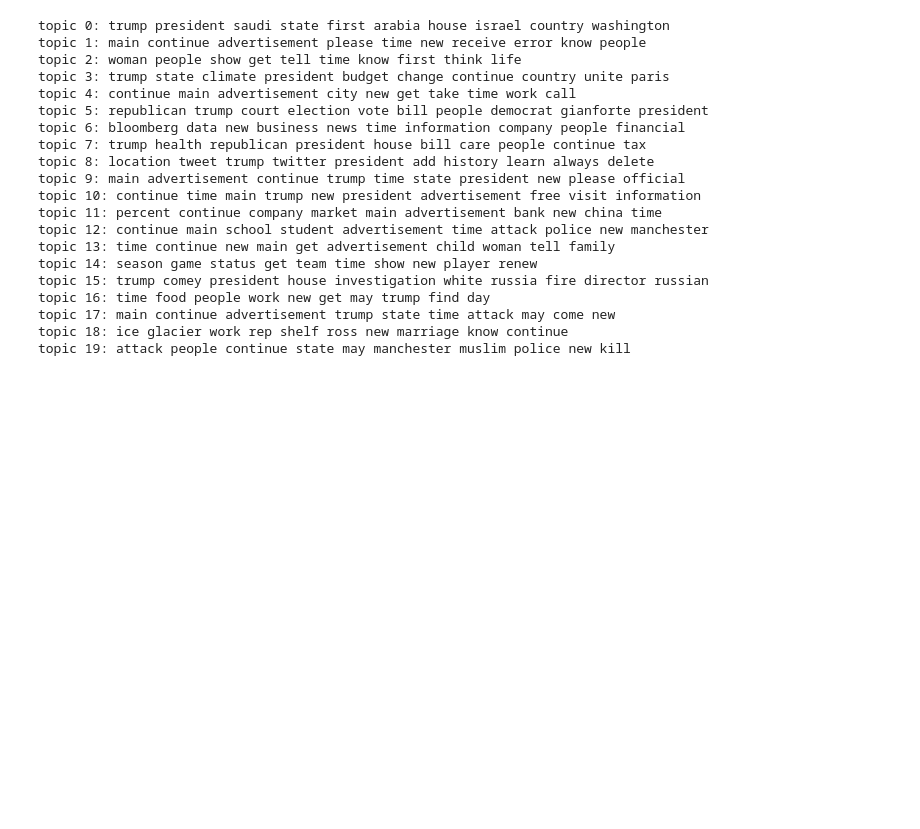
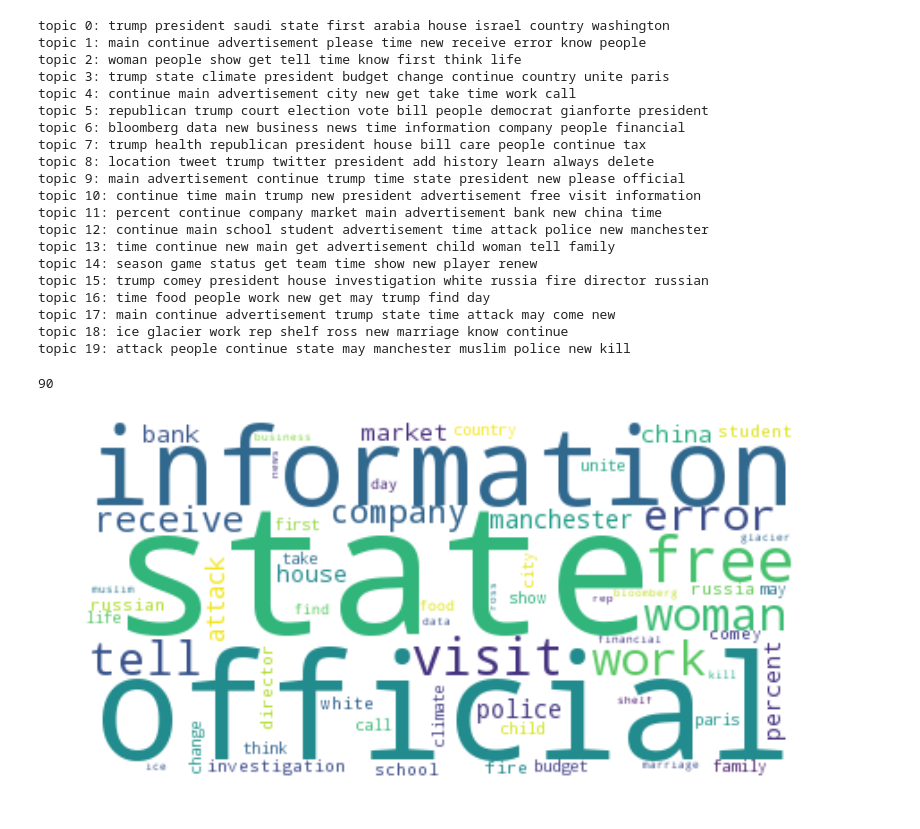
Before and after one commit to huangy22/NewsRecommender, a Jupyter notebook: 3_topics_extraction_with_lda.ipynb, the cells around one changed output. Cells and saved outputs as stored; diff of their text form; code cells hidden in the pictures; blank space fills up the shorter version.

```diff
--- a/3_topics_extraction_with_lda.ipynb
+++ b/3_topics_extraction_with_lda.ipynb
@@ -319,6 +282,7 @@ with sns.axes_style("darkgrid"):
 # %%
 num_topics = 20
 lda_model = models.ldamodel.LdaModel.load('./data/ldamodels_bow_'+str(num_topics)+'.lda')
+doc_dict = pickle.load(open('./data/pub_ldamodels_bow_dictionary.pkl','rb'))
 # %%
 lda_topics = lda_model.show_topics(num_topics)
 lda_topics_words = ["".join([c if c.isalpha() else " " for c in topic[1]]).split() for topic in lda_topics]
@@ -441,3 +410,43 @@ topic 16: time food people work new get may trump find day
 topic 17: main continue advertisement trump state time attack may come new
 topic 18: ice glacier work rep shelf ross new marriage know continue
 topic 19: attack people continue state may manchester muslim police new kill
+# %%
+group = 1
+group_topics = pickle.load(open('./data/group_lda_bow_topics.pkl', 'rb'))
+topic_vec = to_full_vec(group_topics[group], num_topics)
+dict_words = {}
+for i in range(num_topics):
+    for word in lda_topics[i].split(":")[1].split(" "):
+        if word in dict_words:
+            dict_words[word] += topic_vec[i]
+        else:
+            dict_words[word] = topic_vec[i]
+# %%
+import matplotlib.pyplot as plt
+from wordcloud import WordCloud, STOPWORDS
+stopwords = set(STOPWORDS)
+stopwords.add("new")
+stopwords.add("time")
+stopwords.add("main")
+stopwords.add("continue")
+stopwords.add("please")
+stopwords.add("president")
+stopwords.add("advertisement")
+stopwords.add("know")
+stopwords.add("people")
+stopwords.add("trump")
+
+for word in stopwords:
+    if word in dict_words:
+        dict_words.pop(word, None)
+print len(dict_words)
+
+wordcloud = WordCloud(background_color="white")
+wordcloud.generate_from_frequencies(frequencies=dict_words)
+plt.figure()
+plt.imshow(wordcloud, interpolation="bilinear")
+plt.axis("off")
+plt.show()
+# %% [output]
+90
+[figure, added]
```
Also changed, not shown: parts of 16 cells of this notebook, 33 other files.
